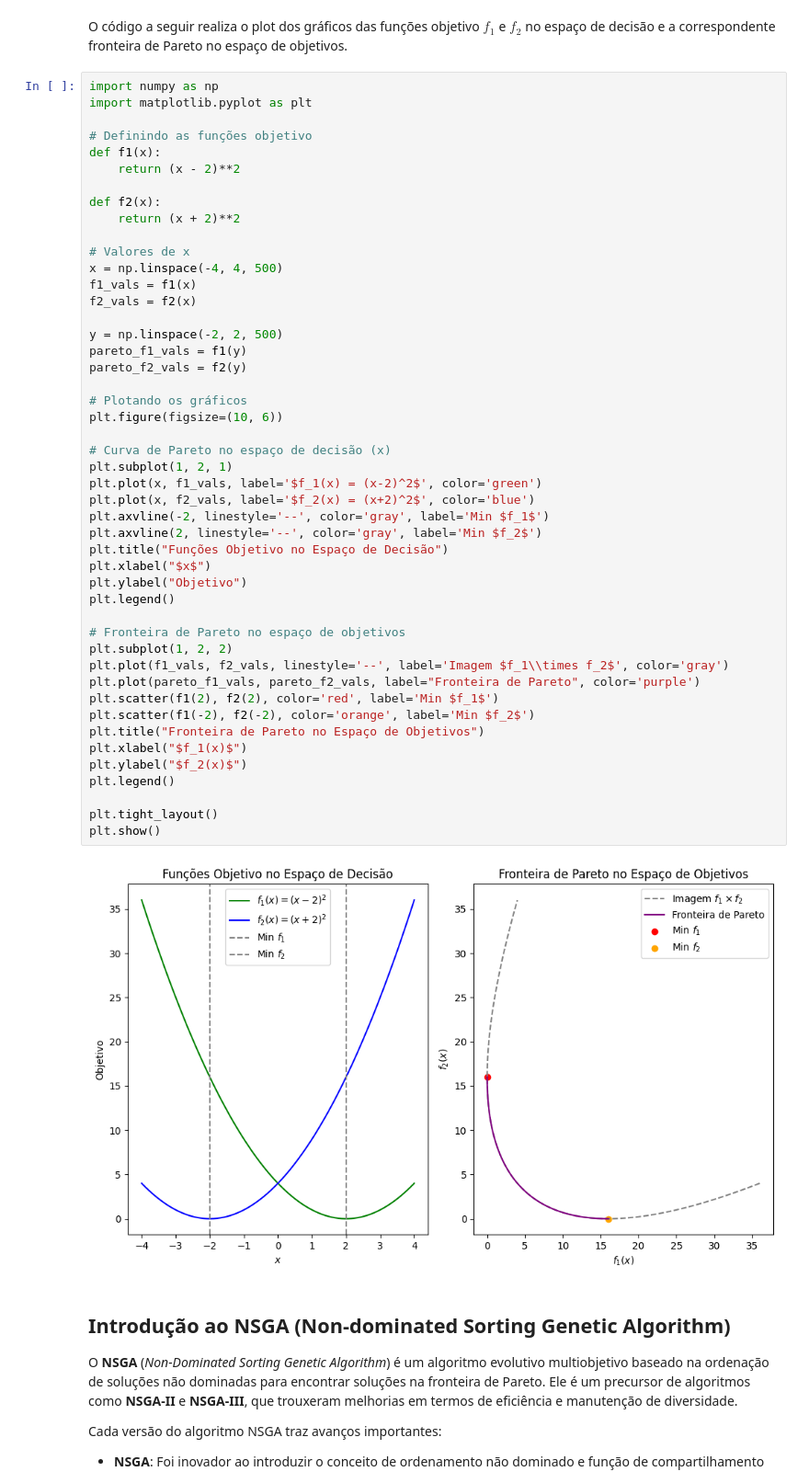
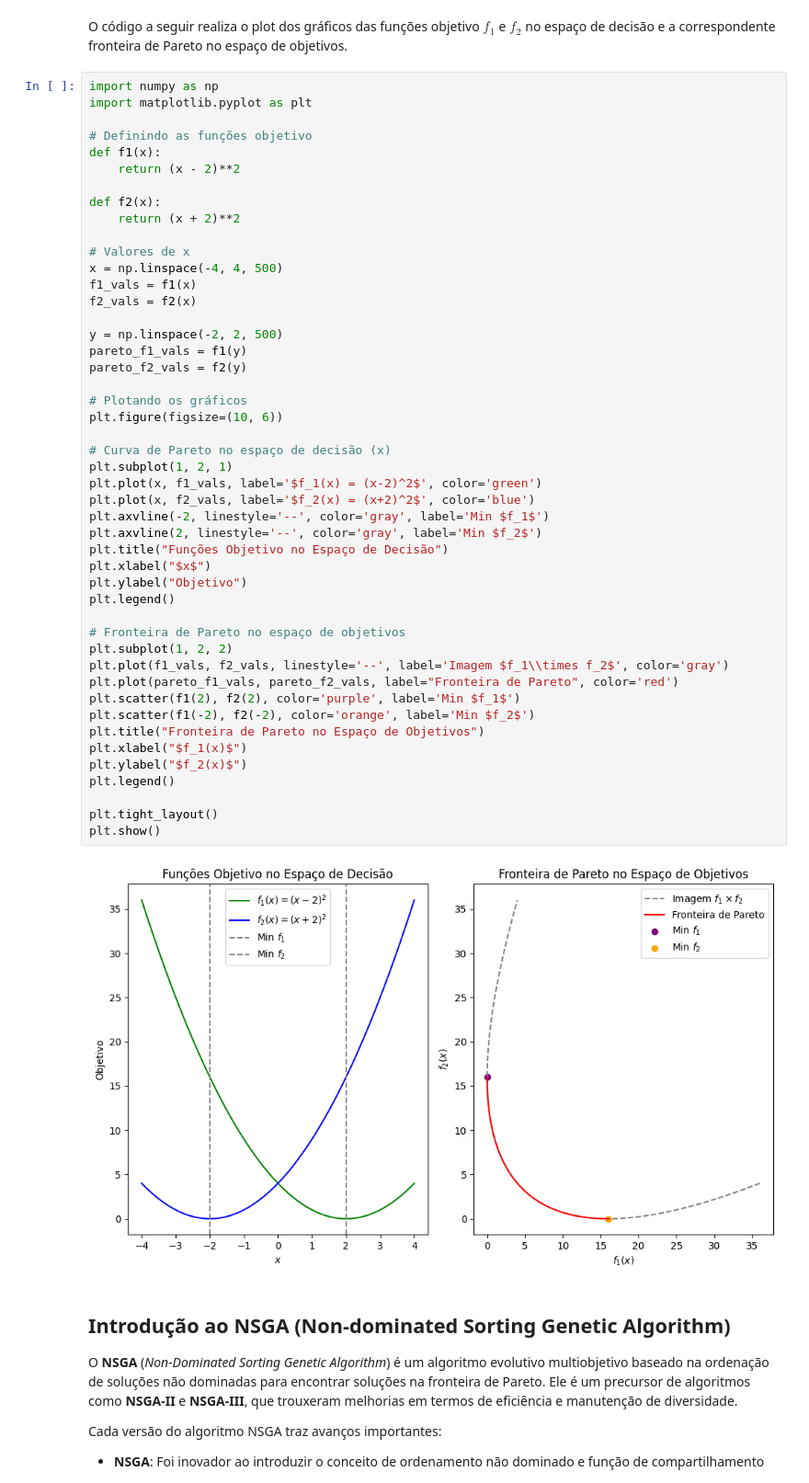
Before and after one commit to JunioCesarFerreira/NSGA-Studies, a Jupyter notebook: notebooks/nsga-initial-study.ipynb, the cells around one changed output. Shown at 92% size. Cells and saved outputs as stored; diff of their text form.

```diff
--- a/notebooks/nsga-initial-study.ipynb
+++ b/notebooks/nsga-initial-study.ipynb
@@ -79,36 +112,36 @@ f2_vals = f2(x)
 y = np.linspace(-2, 2, 500)
 pareto_f1_vals = f1(y)
 pareto_f2_vals = f2(y)
 
 # Plotando os gráficos
 plt.figure(figsize=(10, 6))
 
 # Curva de Pareto no espaço de decisão (x)
 plt.subplot(1, 2, 1)
 plt.plot(x, f1_vals, label='$f_1(x) = (x-2)^2$', color='green')
 plt.plot(x, f2_vals, label='$f_2(x) = (x+2)^2$', color='blue')
 plt.axvline(-2, linestyle='--', color='gray', label='Min $f_1$')
 plt.axvline(2, linestyle='--', color='gray', label='Min $f_2$')
 plt.title("Funções Objetivo no Espaço de Decisão")
 plt.xlabel("$x$")
 plt.ylabel("Objetivo")
 plt.legend()
 
 # Fronteira de Pareto no espaço de objetivos
 plt.subplot(1, 2, 2)
 plt.plot(f1_vals, f2_vals, linestyle='--', label='Imagem $f_1\\times f_2$', color='gray')
-plt.plot(pareto_f1_vals, pareto_f2_vals, label="Fronteira de Pareto", color='purple')
-plt.scatter(f1(2), f2(2), color='red', label='Min $f_1$')
+plt.plot(pareto_f1_vals, pareto_f2_vals, label="Fronteira de Pareto", color='red')
+plt.scatter(f1(2), f2(2), color='purple', label='Min $f_1$')
 plt.scatter(f1(-2), f2(-2), color='orange', label='Min $f_2$')
 plt.title("Fronteira de Pareto no Espaço de Objetivos")
 plt.xlabel("$f_1(x)$")
 plt.ylabel("$f_2(x)$")
 plt.legend()
 
 plt.tight_layout()
 plt.show()
 # %% [output]
-[figure, old version]
+[figure, new version]
 # %% [markdown]
 ## Introdução ao NSGA (Non-dominated Sorting Genetic Algorithm)
 
```
Also changed, not shown: parts of 3 cells of this notebook.
